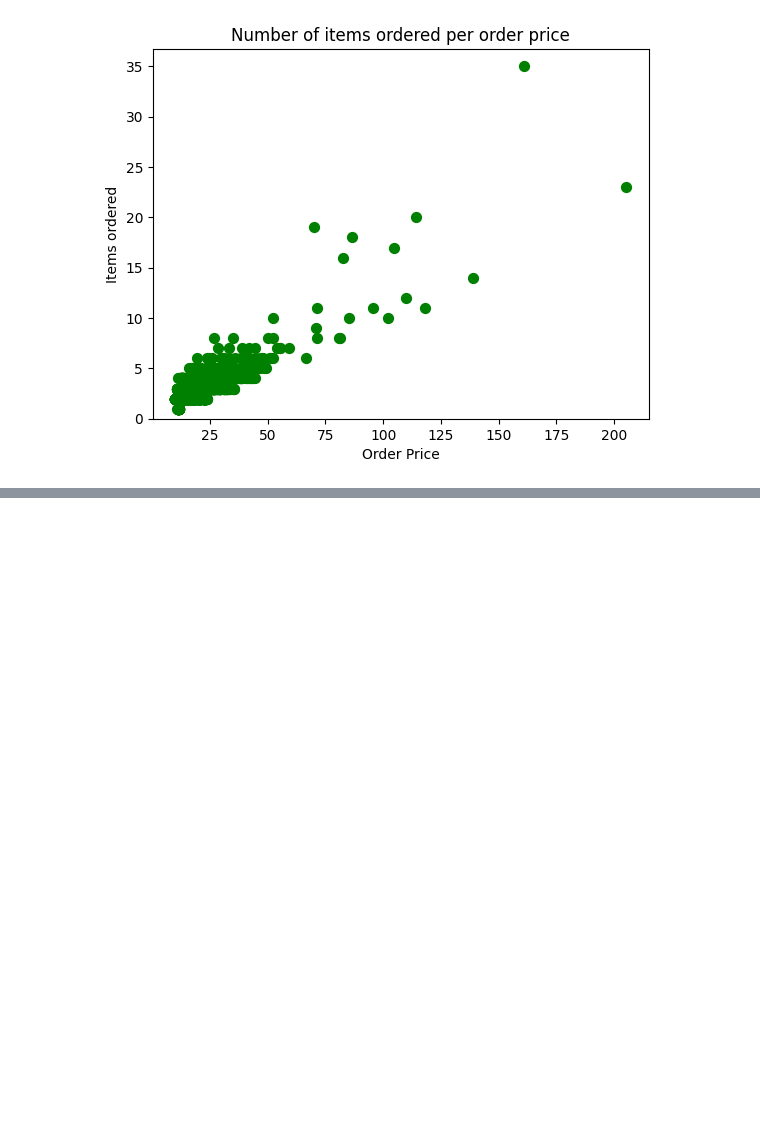
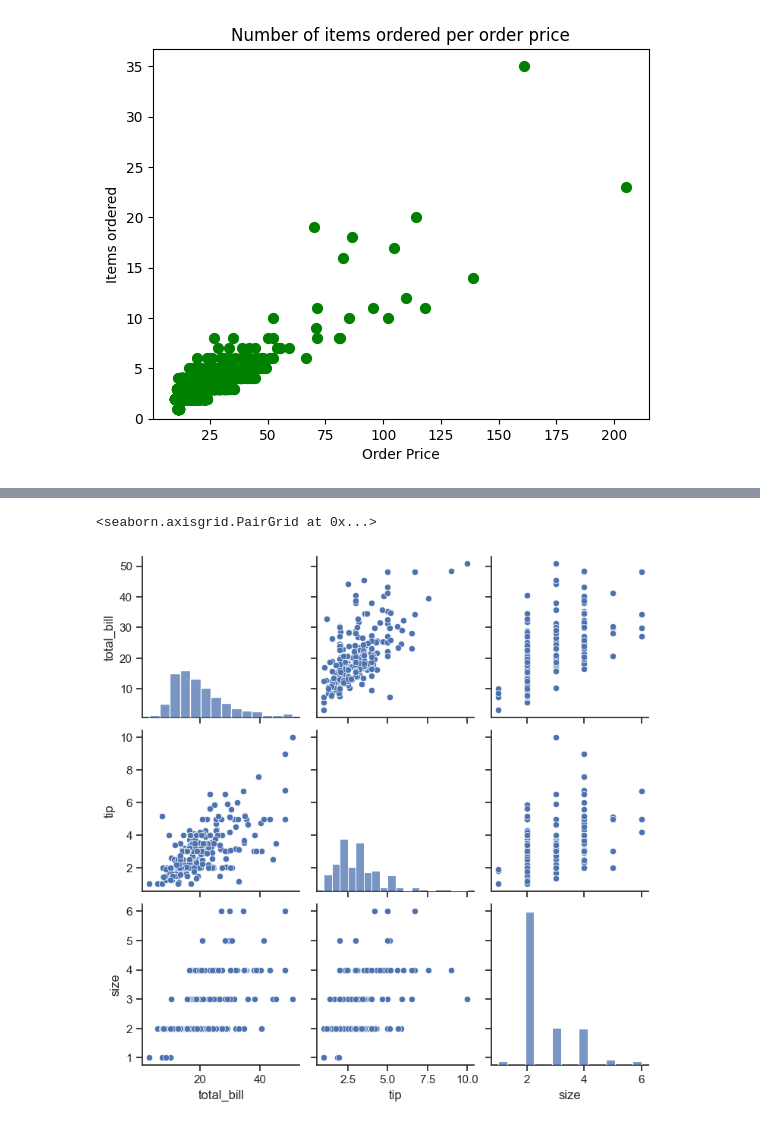
Before and after one commit to davidsxf/Python-for-Data-Analysis, a Jupyter notebook: pandas_exercises/可视化.ipynb, the cells around one changed output, grey strips where cells are left out. Cells and saved outputs as stored; diff of their text form; code cells hidden in the pictures; blank space fills up the shorter version.

```diff
--- a/pandas_exercises/可视化.ipynb
+++ b/pandas_exercises/可视化.ipynb
@@ -106,0 +232,5 @@ plt.show()
+# %%
+sns.pairplot(tips)
+# %% [output]
+<seaborn.axisgrid.PairGrid at 0x...>
+[figure, added]
```
Also changed, not shown: parts of 23 cells of this notebook, 6 other files.
